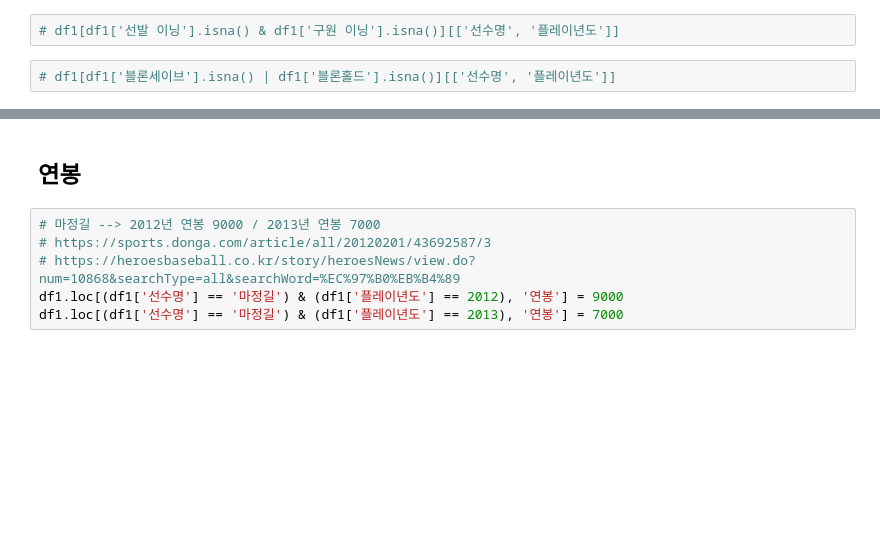
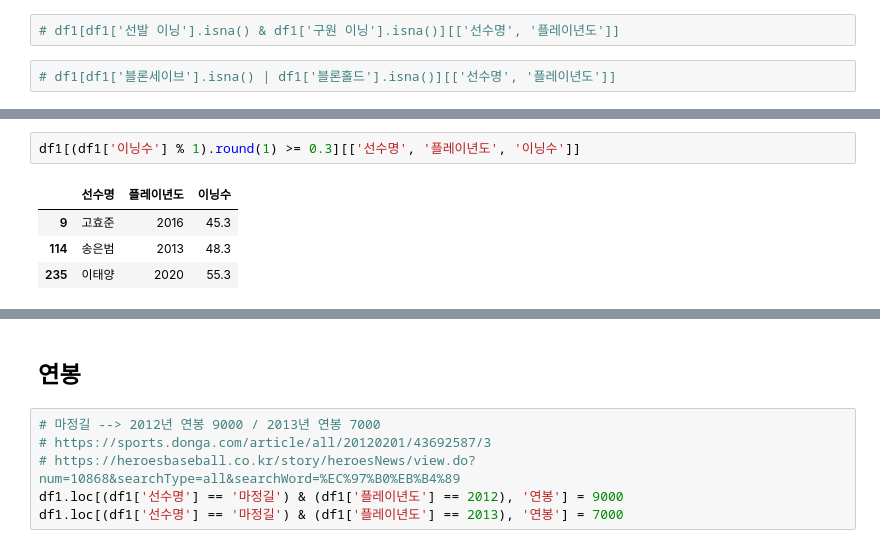
Before and after one commit to choiwj0215/datathon-team-11, a Jupyter notebook: 박상현/jupyter/FA_투수_전처리.ipynb, the cells around one changed output, grey strips where cells are left out. Drawn from its saved outputs; the diff is of its cells as text; blank space fills up the shorter version.

```diff
--- a/박상현/jupyter/FA_투수_전처리.ipynb
+++ b/박상현/jupyter/FA_투수_전처리.ipynb
@@ -494,0 +510,7 @@ df1.loc[(df1['선수명'] == '채병용') & (df1['플레이년도'] == 2012), ['
+# %%
+df1[(df1['이닝수'] % 1).round(1) >= 0.3][['선수명', '플레이년도', '이닝수']]
+# %% [output]
+|  | 선수명 | 플레이년도 | 이닝수 |
+| 9 | 고효준 | 2016 | 45.3 |
+| 114 | 송은범 | 2013 | 48.3 |
+| 235 | 이태양 | 2020 | 55.3 |
```
Also changed, not shown: parts of 15 cells of this notebook, 1 other file.
